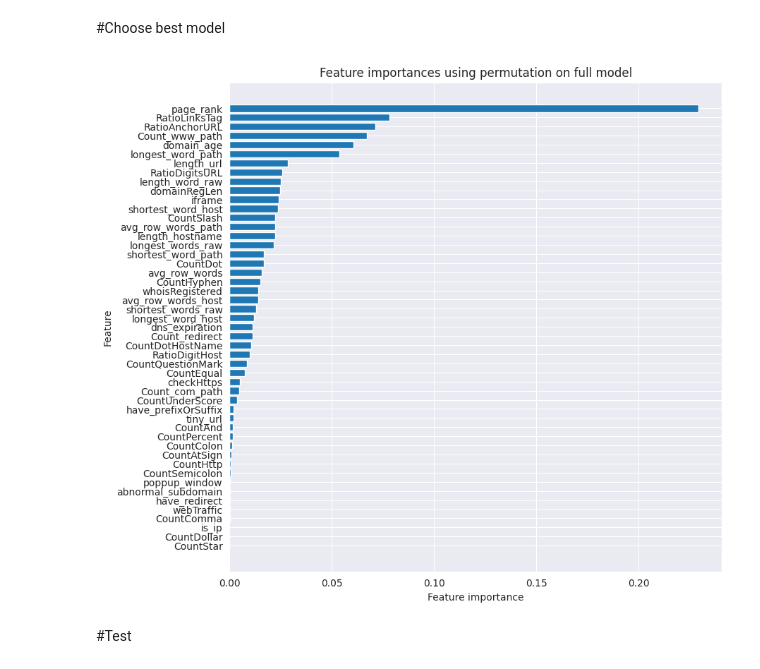
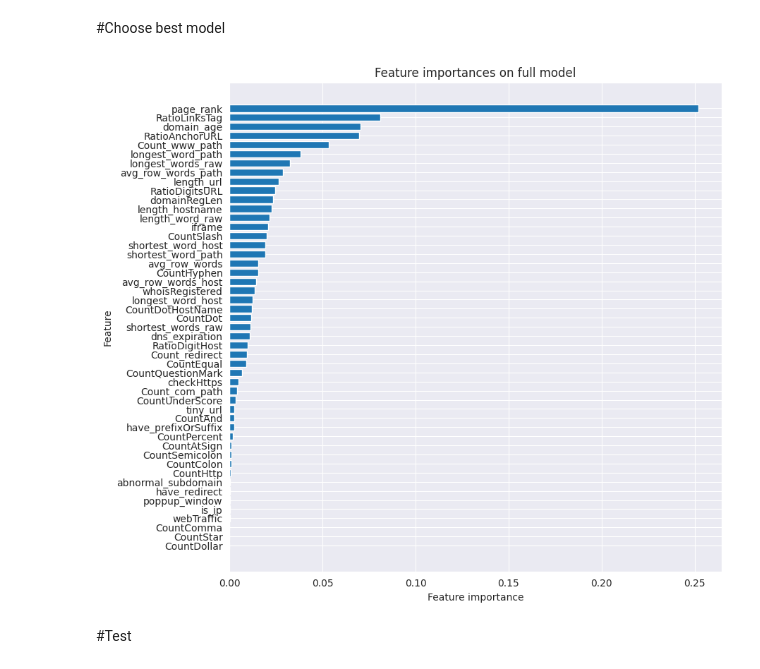
Before and after one commit to ngovi-2909/phishing-detection, a Jupyter notebook: Phishing_detection.ipynb, the cells around one changed output. Saved outputs shown, nothing was run; the diff lists cells and outputs as text; code cells hidden in the pictures.

```diff
--- a/Phishing_detection.ipynb
+++ b/Phishing_detection.ipynb
@@ -137,18 +137,10 @@ X_train, X_test, y_train, y_test = train_test_split(X, y, test_size=0.2, random_
 # %% [markdown]
 #Scale data
 # %%
-# scaler_train= MinMaxScaler()
-# # fit scaler into data
-# scaler_train.fit(X_train)
-# # # start scale
-# X_train = scaler_train.transform(X_train)
-
 scaler = MinMaxScaler()
 scaler.fit(X_train)
 
 # Chuẩn hóa tập train
-train_data_normalized = scaler.transform(X_train)
-print("Train data normalized:")
-print(train_data_normalized)
+X_train = scaler.transform(X_train)
 
-test_data_normalized = scaler.transform(X_test)
+X_test = scaler.transform(X_test)
@@ -193,6 +172,6 @@ learning_rate = 0.001
 optimizer = Adam(learning_rate=learning_rate)
 model.compile(optimizer=optimizer, loss='binary_crossentropy', metrics=['accuracy'])
 # %%
-model.fit(train_data_normalized, y_train, epochs=30, batch_size=32, verbose=2)
+model.fit(X_train, y_train, epochs=30, batch_size=32, verbose=2)
 # %% [output]
 Epoch 1/30
@@ -266,5 +245,5 @@ set_result('NN', acc_score_nn, f1_score_nn, recall_score_nn, precision_score_nn)
 #Random Forest
 # %%
 randomForest = RandomForestClassifier()
-model_rf = randomForest.fit(train_data_normalized, y_train)
+model_rf = randomForest.fit(X_train, y_train)
 # %%
@@ -561,17 +472,17 @@ Text(0, 0.5, 'Precision')
 # %%
 #checking the feature improtance in the model
 plt.figure(figsize=(9,9))
 n_features = X_train.shape[1]
 importances = model_rf.feature_importances_
 sorted_indices = np.argsort(importances)
 plt.barh(range(n_features), importances[sorted_indices], align='center')
 plt.yticks(np.arange(n_features), data.columns[2:][sorted_indices])
-plt.title("Feature importances using permutation on full model")
+plt.title("Feature importances on full model")
 plt.xlabel("Feature importance")
 plt.ylabel("Feature")
 plt.show()
 # %% [output]
-[figure, old version]
+[figure, new version]
 # %% [markdown]
 #Test
 # %%
```
Also changed, not shown: parts of 27 cells of this notebook, 1 other file.
